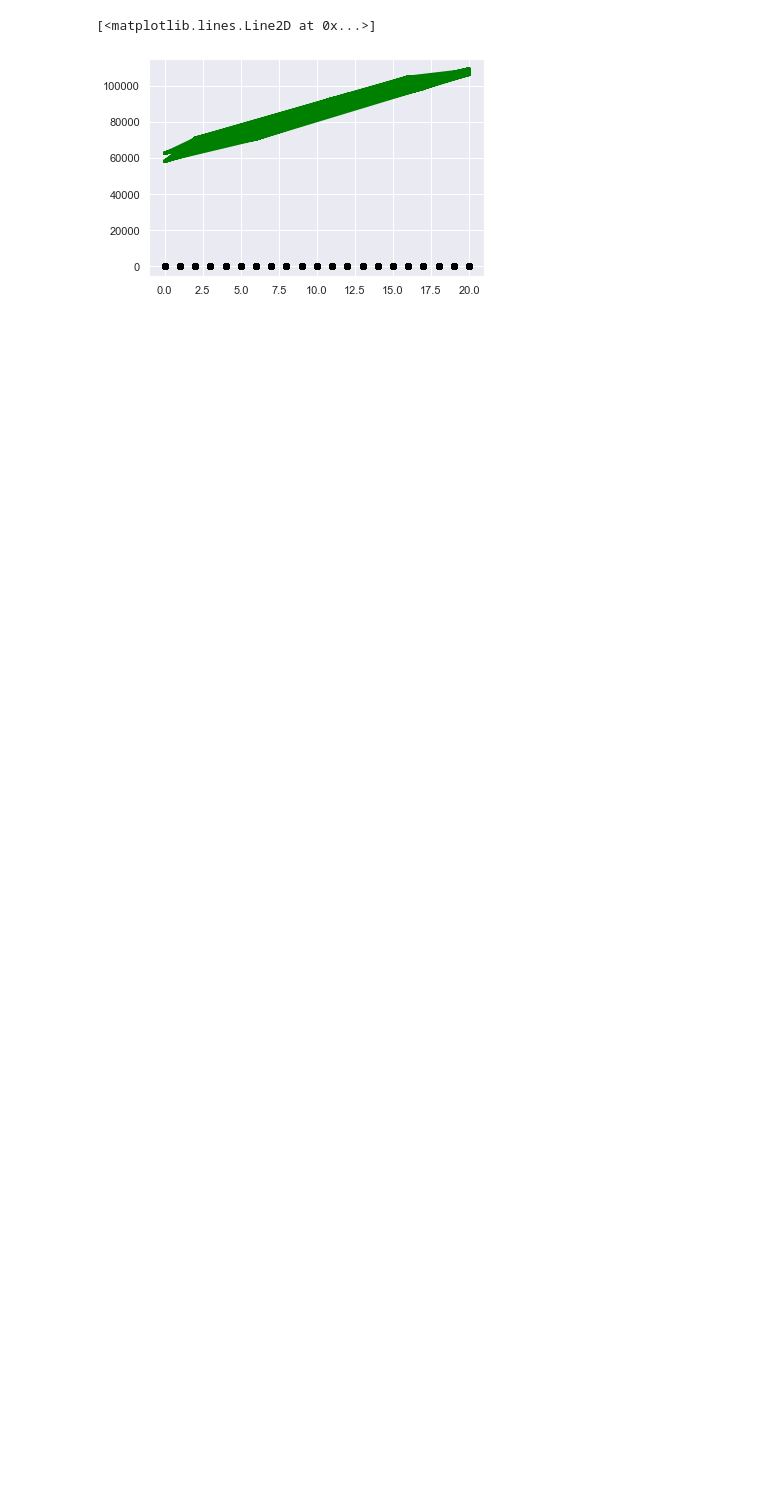
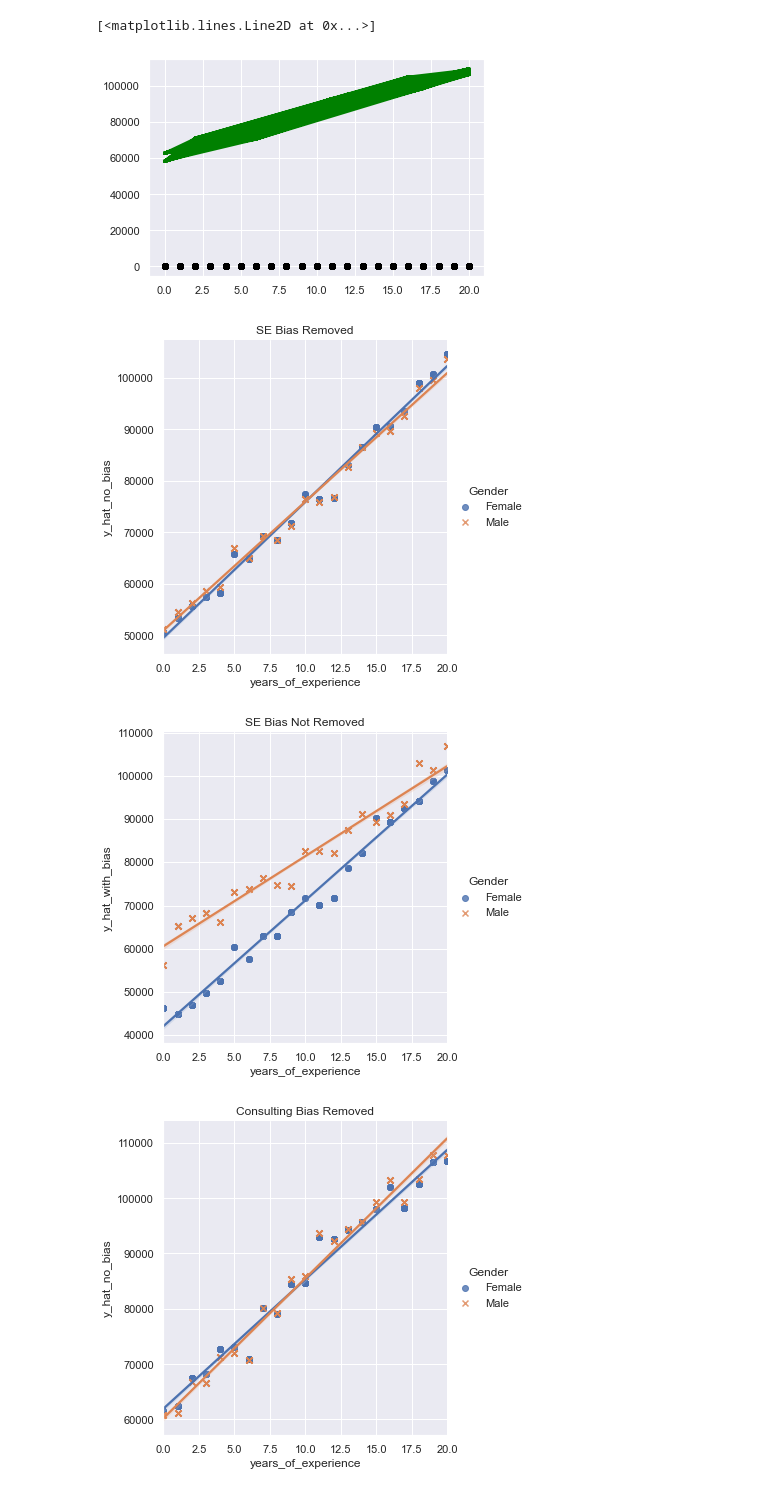
Before and after one commit to codingWithAndy/CSCM21-Abuses_Biases_and_Blessing_of_Data, a Jupyter notebook: Assignments/Part 2/solution.ipynb, the cells around one changed output. Saved outputs shown, nothing was run; the diff lists cells and outputs as text; code cells hidden in the pictures; blank space fills up the shorter version.

```diff
--- a/Assignments/Part 2/solution.ipynb
+++ b/Assignments/Part 2/solution.ipynb
@@ -266,3 +273,32 @@ plt.plot(X_test['years_of_experience'], X_test['y_hat_no_bias'], color='green',
 # %% [output]
 [<matplotlib.lines.Line2D at 0x...>]
 [figure]
+# %%
+unbias_se_data         = new_df[new_df['career_se']==1]
+unbias_consulting_data = new_df[new_df['career_se']==0]
+# %%
+ax1 = sns.lmplot(x="years_of_experience", y="y_hat_no_bias", hue="gender_male",  data=unbias_se_data, markers=["o", "x"],);
+ax2 = sns.lmplot(x="years_of_experience", y="y_hat_with_bias", hue="gender_male",  data=unbias_se_data, markers=["o", "x"],);
+ax3 = sns.lmplot(x="years_of_experience", y="y_hat_no_bias", hue="gender_male",  data=unbias_consulting_data, markers=["o", "x"],);
+ax4 = sns.lmplot(x="years_of_experience", y="y_hat_with_bias", hue="gender_male",  data=unbias_consulting_data, markers=["o", "x"],);
+
+new_title = 'Gender'
+new_labels = ['Female', 'Male']
+
+ax1.set(title = 'SE Bias Removed')
+ax1._legend.set_title(new_title)
+for t, l in zip(ax1._legend.texts, new_labels): t.set_text(l)
+
+ax2.set(title= 'SE Bias Not Removed')
+ax2._legend.set_title(new_title)
+for t, l in zip(ax2._legend.texts, new_labels): t.set_text(l)
+ax3.set(title= 'Consulting Bias Removed')
+ax3._legend.set_title(new_title)
+for t, l in zip(ax3._legend.texts, new_labels): t.set_text(l)
+ax4.set(title= 'Consulting Bias Not Removed')
+ax4._legend.set_title(new_title)
+for t, l in zip(ax4._legend.texts, new_labels): t.set_text(l)
+# %% [output]
+[figure, added]
+[figure, added]
+[figure, added]
```
Also changed, not shown: parts of 43 cells of this notebook, 21 other files.
